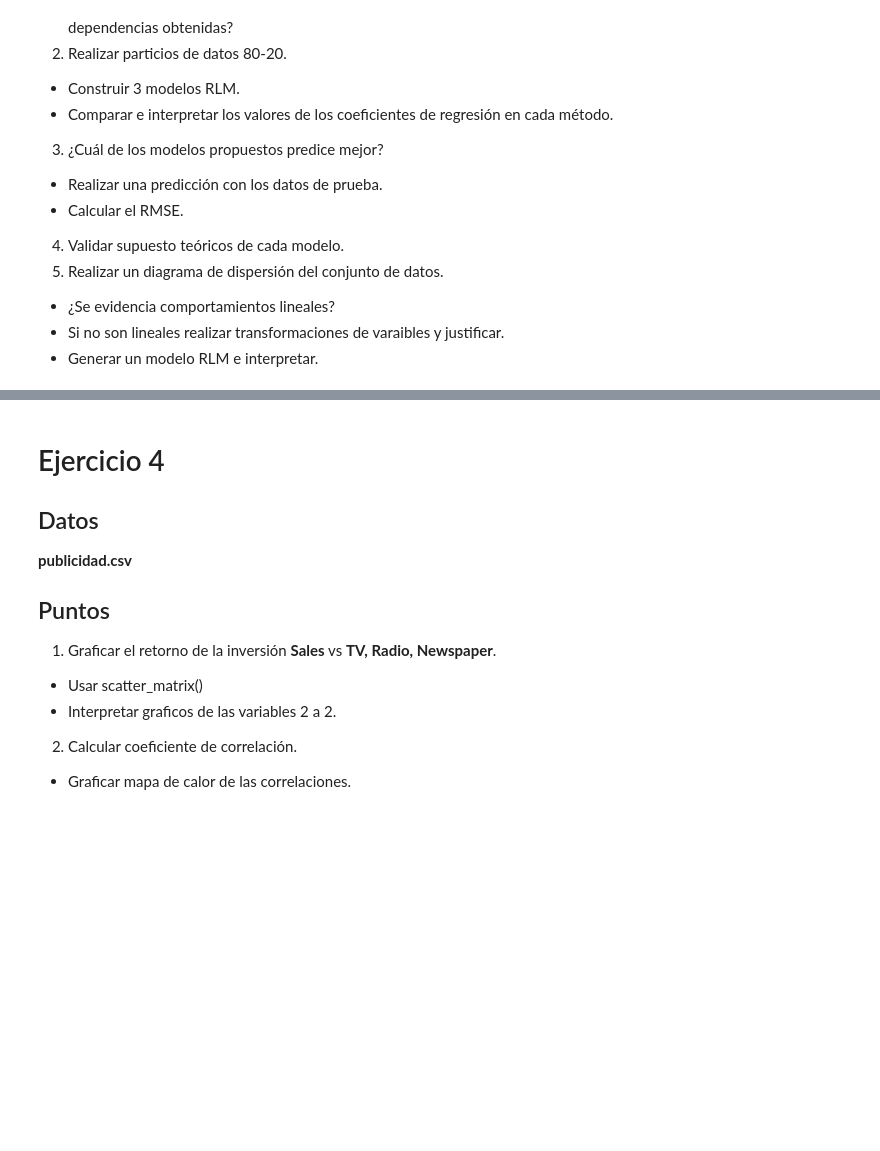
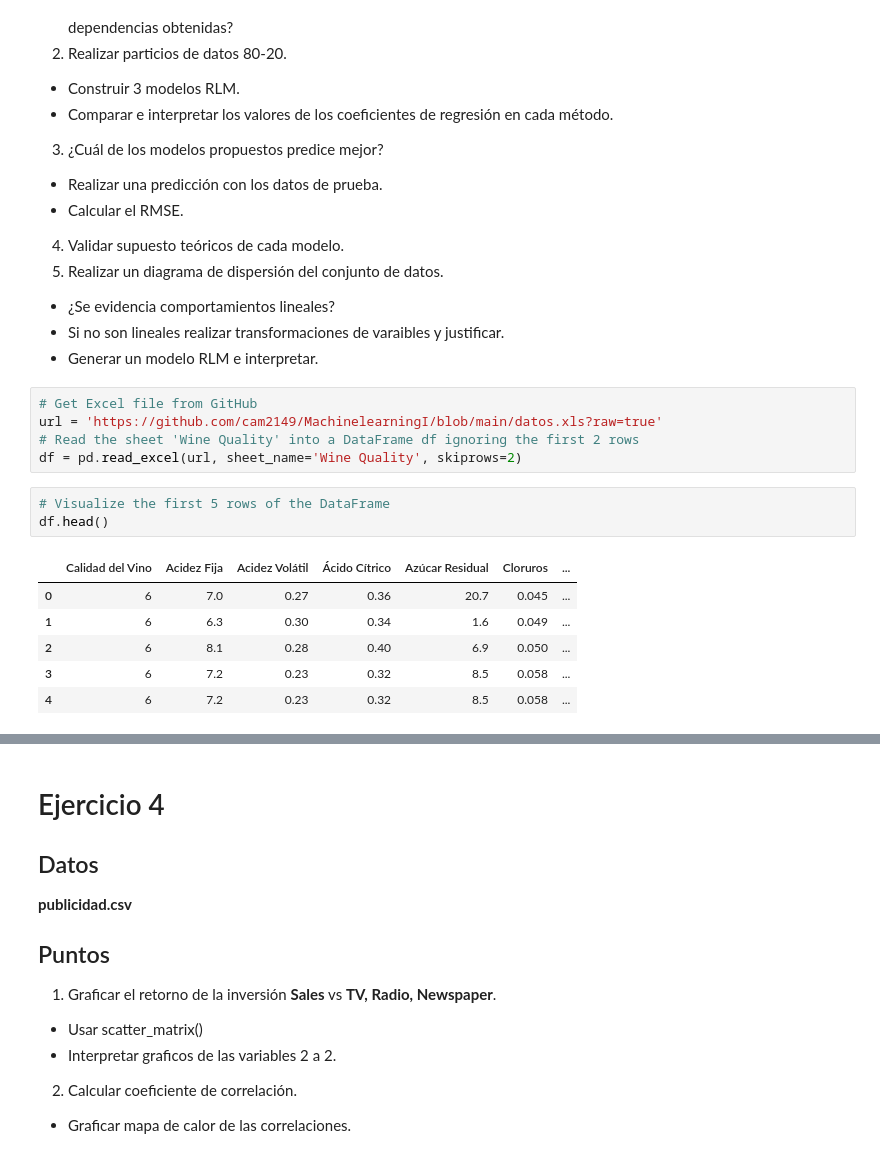
Before and after one commit to cam2149/MachinelearningI, a Jupyter notebook: Examen1_Ejercicio3.ipynb, the cells around one changed output, grey strips where cells are left out. Drawn from its saved outputs; the diff is of its cells as text; blank space fills up the shorter version.

```diff
--- a/Examen1_Ejercicio3.ipynb
+++ b/Examen1_Ejercicio3.ipynb
@@ -186,3 +187,18 @@ _ = plt.legend()
   - ¿Se evidencia comportamientos lineales?
   - Si no son lineales realizar transformaciones de varaibles y justificar.
   - Generar un modelo RLM e interpretar.
+# %%
+# Get Excel file from GitHub
+url = 'https://github.com/cam2149/MachinelearningI/blob/main/datos.xls?raw=true'
+# Read the sheet 'Wine Quality' into a DataFrame df ignoring the first 2 rows
+df = pd.read_excel(url, sheet_name='Wine Quality', skiprows=2)
+# %%
+# Visualize the first 5 rows of the DataFrame
+df.head()
+# %% [output]
+|  | Calidad del Vino | Acidez Fija | Acidez Volátil | Ácido Cítrico | Azúcar Residual | Cloruros | ... |
+| 0 | 6 | 7.0 | 0.27 | 0.36 | 20.7 | 0.045 | ... |
+| 1 | 6 | 6.3 | 0.30 | 0.34 | 1.6 | 0.049 | ... |
+| 2 | 6 | 8.1 | 0.28 | 0.40 | 6.9 | 0.050 | ... |
+| 3 | 6 | 7.2 | 0.23 | 0.32 | 8.5 | 0.058 | ... |
+| 4 | 6 | 7.2 | 0.23 | 0.32 | 8.5 | 0.058 | ... |
```
Also changed, not shown: parts of 7 cells of this notebook.
